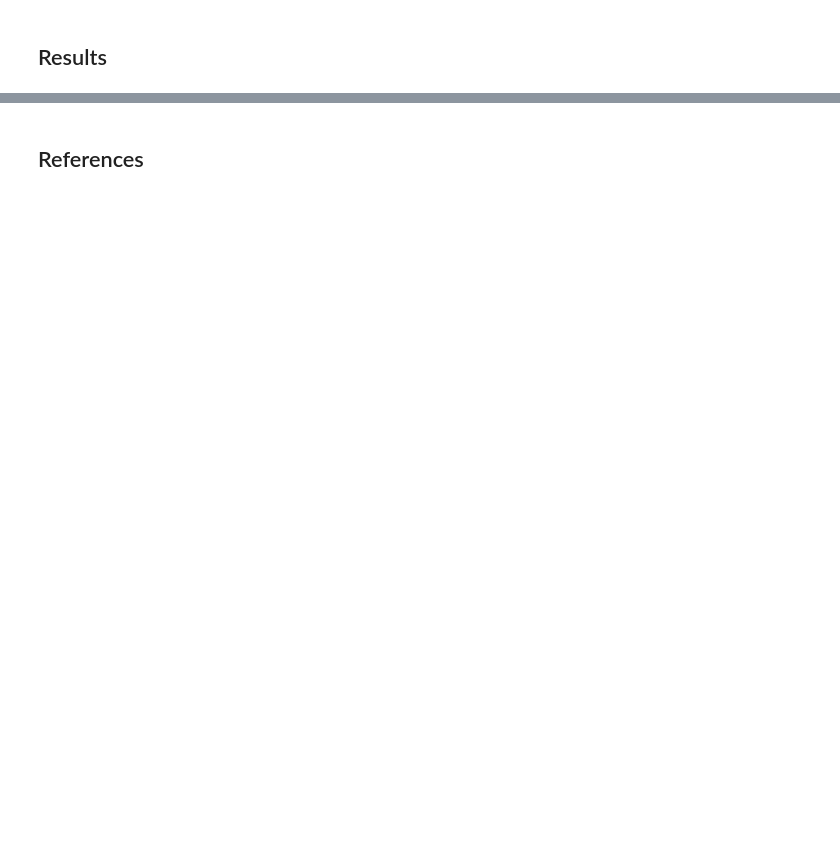
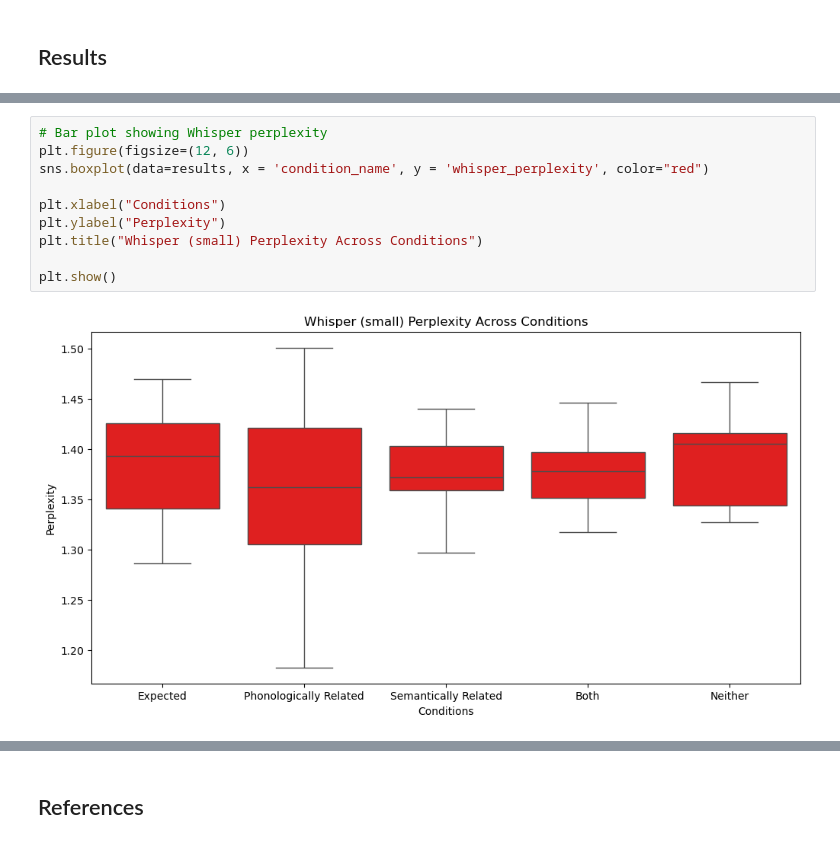
Before and after one commit to rdestaci/Whisper_LLM_Bias, a Jupyter notebook: Whisper_LLM_Bias.ipynb, the cells around one changed output, grey strips where cells are left out. Drawn from its saved outputs; the diff is of its cells as text; blank space fills up the shorter version.

```diff
--- a/Whisper_LLM_Bias.ipynb
+++ b/Whisper_LLM_Bias.ipynb
@@ -182,0 +184,12 @@ Overall...
+# %%
+# Bar plot showing Whisper perplexity
+plt.figure(figsize=(12, 6))
+sns.boxplot(data=results, x = 'condition_name', y = 'whisper_perplexity', color="red")
+
+plt.xlabel("Conditions")
+plt.ylabel("Perplexity")
+plt.title("Whisper (small) Perplexity Across Conditions")
+
+plt.show()
+# %% [output]
+[figure, added]
```
Also changed, not shown: parts of 19 cells of this notebook.
